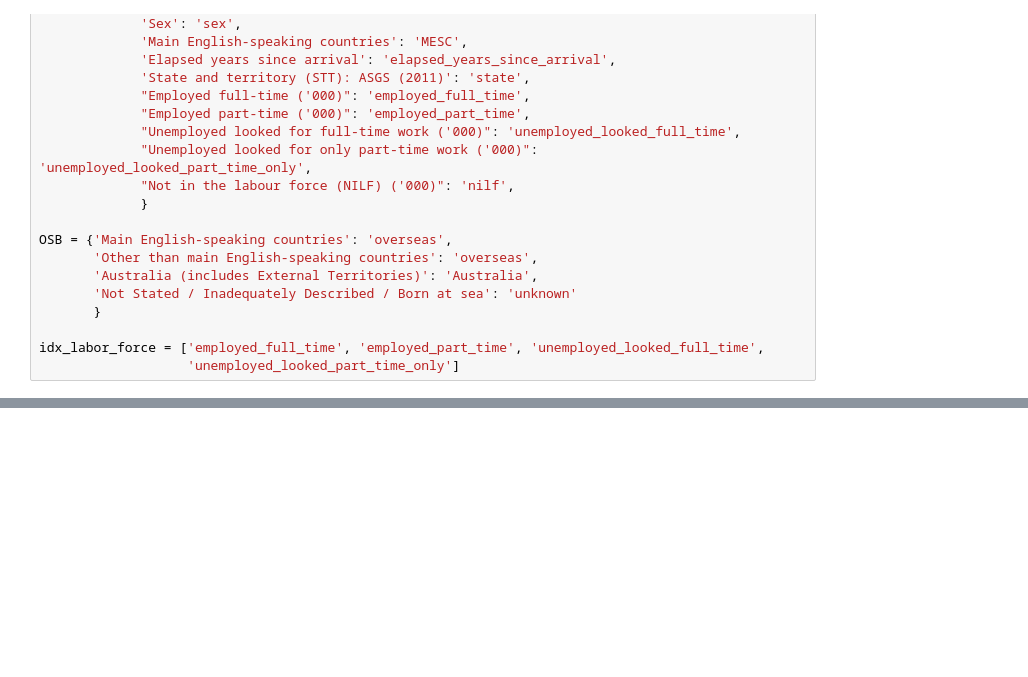
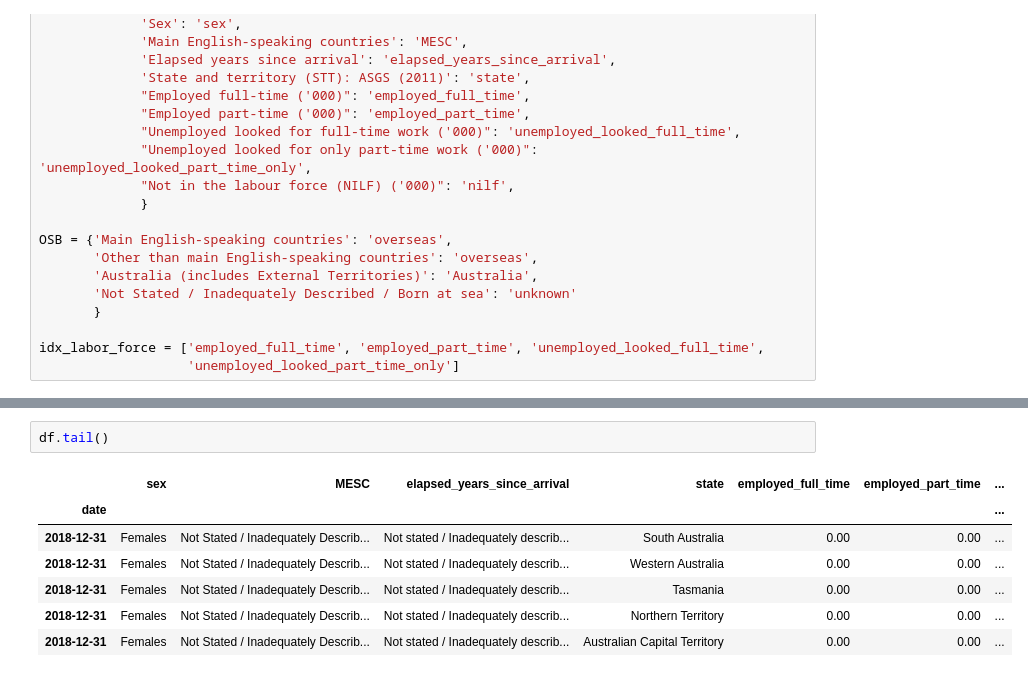
Before and after one commit to ChristopherShort/migrant-LF-contribution, a Jupyter notebook: Migrant_contribution_to_employment.ipynb, the cells around one changed output, grey strips where cells are left out. Cells and saved outputs as stored; diff of their text form; blank space fills up the shorter version.

```diff
--- a/Migrant_contribution_to_employment.ipynb
+++ b/Migrant_contribution_to_employment.ipynb
@@ -306,0 +357,10 @@ Wall time: 6.33 s
+# %%
+df.tail()
+# %% [output]
+|  | sex | MESC | elapsed_years_since_arrival | state | employed_full_time | employed_part_time | ... |
+| date |  |  |  |  |  |  | ... |
+| 2018-12-31 | Females | Not Stated / Inadequately Describ... | Not stated / Inadequately describ... | South Australia | 0.00 | 0.00 | ... |
+| 2018-12-31 | Females | Not Stated / Inadequately Describ... | Not stated / Inadequately describ... | Western Australia | 0.00 | 0.00 | ... |
+| 2018-12-31 | Females | Not Stated / Inadequately Describ... | Not stated / Inadequately describ... | Tasmania | 0.00 | 0.00 | ... |
+| 2018-12-31 | Females | Not Stated / Inadequately Describ... | Not stated / Inadequately describ... | Northern Territory | 0.00 | 0.00 | ... |
+| 2018-12-31 | Females | Not Stated / Inadequately Describ... | Not stated / Inadequately describ... | Australian Capital Territory | 0.00 | 0.00 | ... |
```
Also changed, not shown: parts of 11 cells of this notebook.
